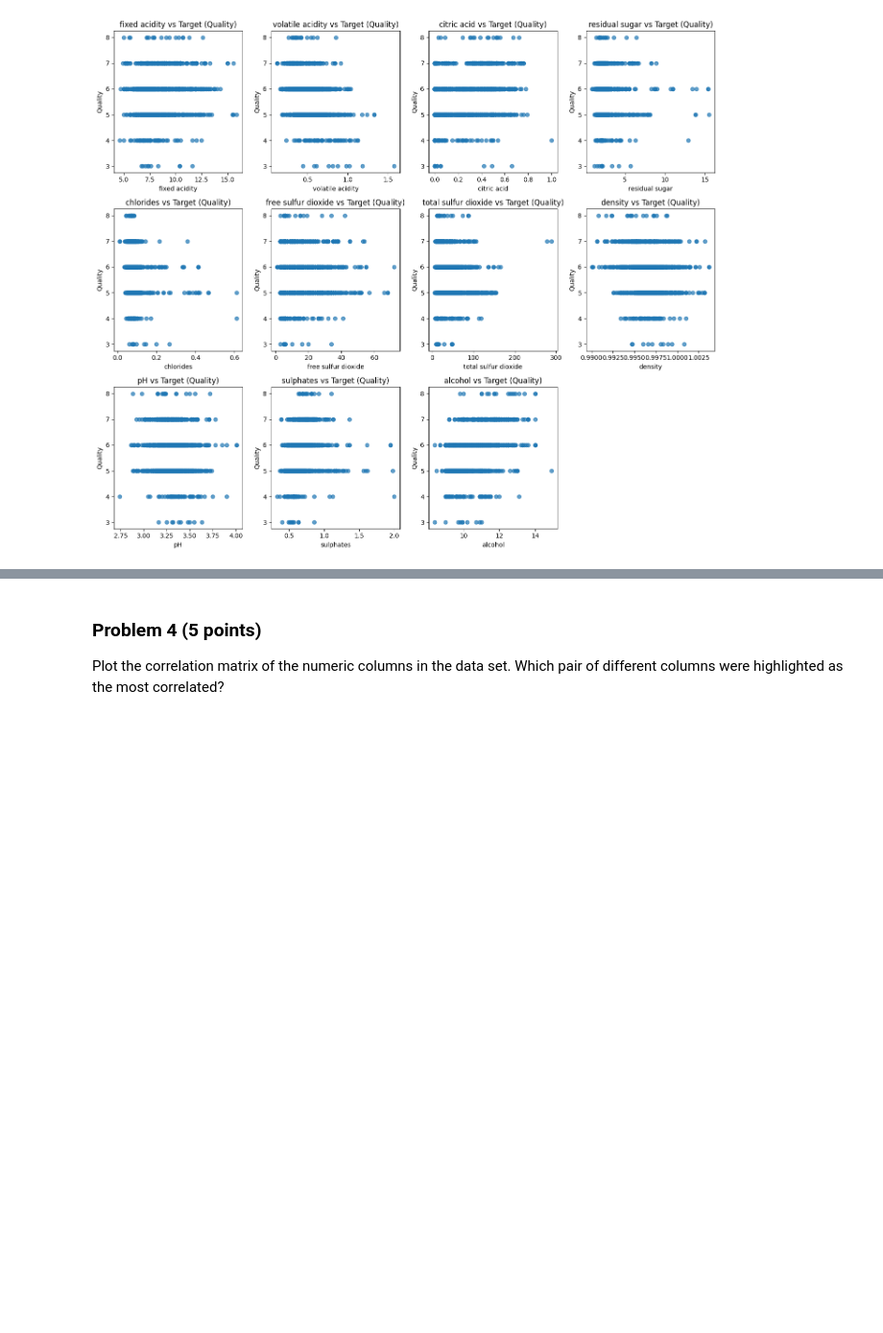
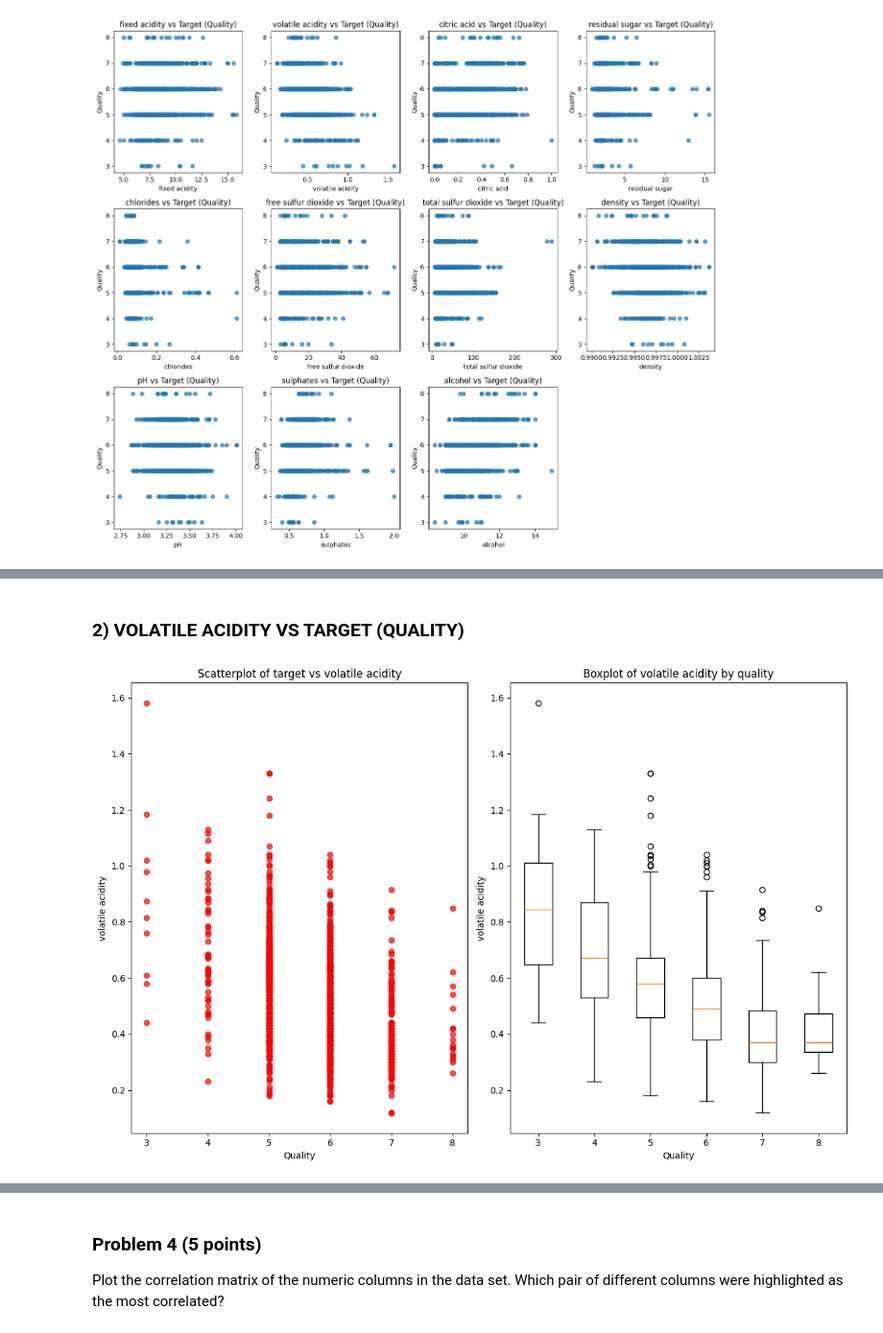
Before and after one commit to garikapativineet/dx602-final-project, a Jupyter notebook: project.ipynb, the cells around one changed output, grey strips where cells are left out. Shown at 96% size. Saved outputs shown, nothing was run; the diff lists cells and outputs as text; code cells hidden in the pictures; blank space fills up the shorter version.

```diff
--- a/project.ipynb
+++ b/project.ipynb
@@ -275,0 +353,24 @@ YOUR ANSWERS HERE
+# %% [markdown]
+### **2) VOLATILE ACIDITY VS TARGET (QUALITY)**
+# %%
+plt.figure(figsize = (12,8))
+
+plt.subplot(1,2,1)
+
+plt.scatter(wine_df["target"],wine_df["volatile acidity"],  color = "red", alpha = 0.7)
+plt.title("Scatterplot of target vs volatile acidity")
+plt.xlabel("Quality")
+plt.ylabel("volatile acidity")
+
+plt.subplot(1,2,2)
+
+grouped_info = [wine_df[wine_df["target"] == i]["volatile acidity"] for i in sorted(wine_df["target"].unique())]
+plt.boxplot(grouped_info, labels = sorted(wine_df["target"].unique()))
+plt.title("Boxplot of volatile acidity by quality")
+plt.xlabel("Quality")
+plt.ylabel("volatile acidity")
+
+plt.tight_layout()
+plt.show()
+# %% [output]
+[figure, added]
```
Also changed, not shown: parts of 14 cells of this notebook.
